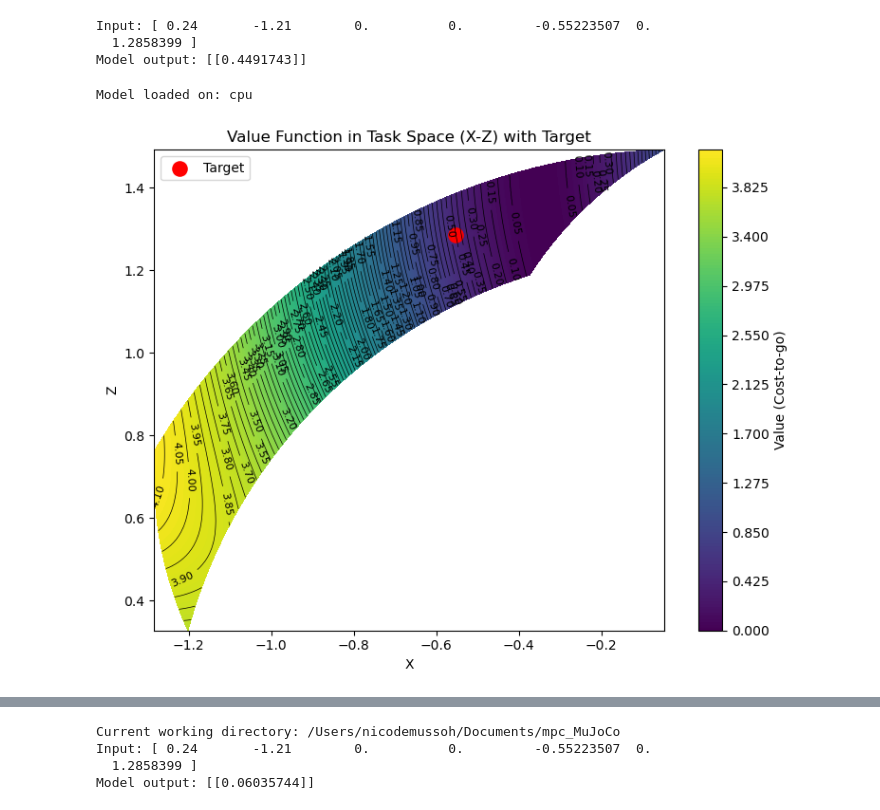
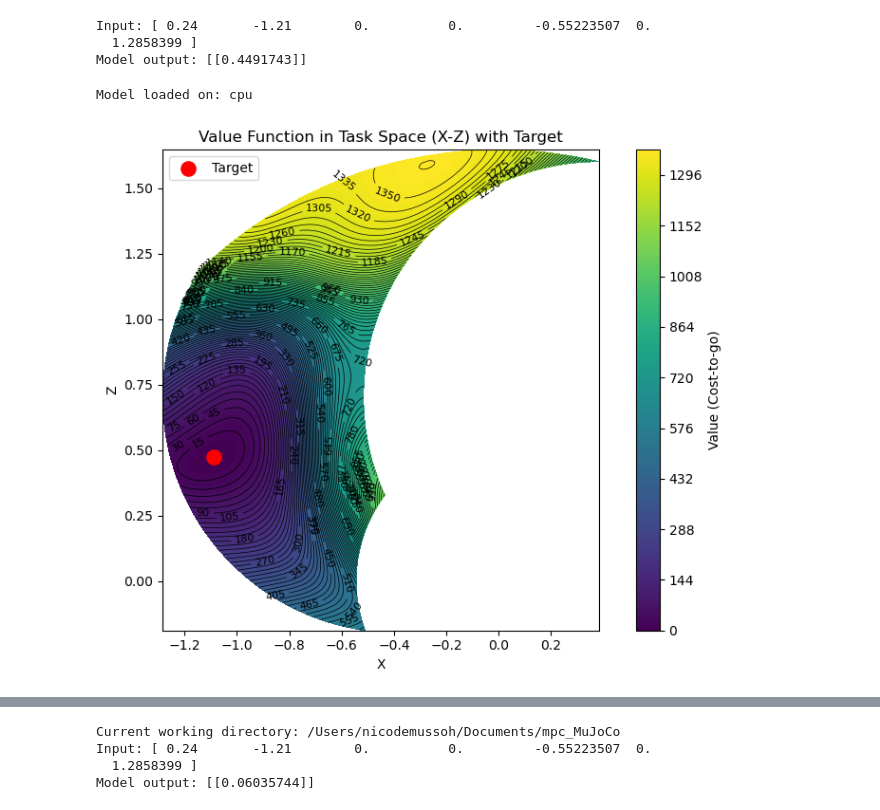
Before and after one commit to Nicosoh/mpc_MuJoCo, a Jupyter notebook: jupyter_notebooks/TwoDofArm_post_processing.ipynb, the cells around one changed output, grey strips where cells are left out. Cells and saved outputs as stored; diff of their text form; code cells hidden in the pictures.

Commit message:
Updated iiwa14 model and tuning.

```diff
--- a/jupyter_notebooks/TwoDofArm_post_processing.ipynb
+++ b/jupyter_notebooks/TwoDofArm_post_processing.ipynb
@@ -337,18 +345,60 @@ import os
 import sys
 
 # ---- 1. Set project root ----
-project_root = "/Users/nicodemussoh/Documents/mpc_MuJoCo"
+project_root = "/home/nsoh/Documents/mpc_MuJoCo"
 os.chdir(project_root)
 if project_root not in sys.path:
     sys.path.append(project_root)
+
+from matplotlib.patches import Circle
+from matplotlib.collections import PatchCollection
+
+def draw_capsule(ax, p1, p2, radius, color='red', alpha=0.4):
+    """
+    Draw a 2D capsule between p1 and p2 with given radius.
+    """
+    p1 = np.array(p1)
+    p2 = np.array(p2)
+
+    # მიმართულება (direction)
+    d = p2 - p1
+    length = np.linalg.norm(d)
+
+    if length == 0:
+        # Degenerate → just a circle
+        circle = Circle(p1, radius, color=color, alpha=alpha)
+        ax.add_patch(circle)
+        return
+
+    d_unit = d / length
+
+    # perpendicular vector
+    perp = np.array([-d_unit[1], d_unit[0]])
+
+    # ოთხი კუთხე rectangle-ისთვის
+    corner1 = p1 + radius * perp
+    corner2 = p1 - radius * perp
+    corner3 = p2 - radius * perp
+    corner4 = p2 + radius * perp
+
+    # rectangle (middle part)
+    polygon = plt.Polygon([corner1, corner2, corner3, corner4],
+                          color=color, alpha=alpha)
+    ax.add_patch(polygon)
+
+    # end circles
+    circle1 = Circle(p1, radius, color=color, alpha=alpha)
+    circle2 = Circle(p2, radius, color=color, alpha=alpha)
+
+    ax.add_patch(circle1)
+    ax.add_patch(circle2)
 
 from neural_network.models import TwoDofArmModel
 
 # ============================================================
 # 1. Load Model
 # ============================================================
-weights_path = "value_iteration/output/2026-02-22_15-19-00_TwoDofArm_VI/loop_60/training/model_epoch_16.pt"
-# weights_path = "value_iteration/output/2026-02-25_21-18-22_TwoDofArm_VI/loop_38/training/model_epoch_15.pt"
+weights_path = "value_iteration/output/2026-04-28_15-10-27_TwoDofArm_VI/loop_1/training/model_epoch_15.pt"
 device = torch.device("cuda" if torch.cuda.is_available() else "cpu")
 
 model = TwoDofArmModel(None)
@@ -361,9 +411,9 @@ print("Model loaded on:", device)
 # 2. Target (from YAML)
 # ============================================================
 yref = np.array([
-    -0.5522350408628973,  # original x
-    0.0,                   # original y
-    1.2858399579259427     # original z
+  -1.0880862442477446,
+  0.0,
+  0.47330858112333174
 ], dtype=np.float32)
 
 # ============================================================
@@ -383,7 +433,7 @@ def forward_kinematics(q1, q2):
 # ============================================================
 grid_size = 100
 q1_vals = np.linspace(-0.5, 0.5, grid_size)
-q2_vals = np.linspace(-1.5, -1.0, grid_size)
+q2_vals = np.linspace(-2.5, -0.5, grid_size)
 Q1, Q2 = np.meshgrid(q1_vals, q2_vals)  # shape (grid_size, grid_size)
 
 # ============================================================
@@ -401,7 +451,7 @@ z_target = yref[2]  # x in YAML → z in FK
 # 7. Build NN input batch
 # Each input: [q1, q2, qdot1, qdot2, x_ref, y_ref, z_ref]
 # ============================================================
-inputs = np.zeros((grid_size, grid_size, 7), dtype=np.float32)
+inputs = np.zeros((grid_size, grid_size, 10), dtype=np.float32)
 inputs[:, :, 0] = Q1           # q1
 inputs[:, :, 1] = Q2           # q2
 inputs[:, :, 2] = 0.0          # qdot1
@@ -409,9 +459,12 @@ inputs[:, :, 3] = 0.0          # qdot2
 inputs[:, :, 4] = x_target     # fixed target x_ref
 inputs[:, :, 5] = 0.0          # y_ref (can remain 0)
 inputs[:, :, 6] = z_target     # fixed target z_ref
+inputs[:, :, 7] = x_grid
+inputs[:, :, 8] = 0.0
+inputs[:, :, 9] = z_grid
 
 # Flatten for batch evaluation
-inputs_flat = inputs.reshape(-1, 7)
+inputs_flat = inputs.reshape(-1, 10)
 inputs_tensor = torch.from_numpy(inputs_flat).to(device)
 
 # ============================================================
@@ -444,31 +497,31 @@ plt.figure(figsize=(8,6))
 
 # Filled contours
 contourf = plt.contourf(x_grid, z_grid, cost_grid,
                         levels=200,
                         cmap='viridis')
 
 # Contour lines (add this)
 contour_lines = plt.contour(x_grid, z_grid, cost_grid,
                             levels=100,      # fewer levels for readable lines
                             colors='black',
                             linewidths=0.5)
 
 plt.colorbar(contourf, label="Value (Cost-to-go)")
 
 # Optional: label contour lines
 plt.clabel(contour_lines, inline=True, fontsize=8)
 
 # Plot target
 plt.scatter(x_target, z_target,
             color='red', s=120, label="Target")
 
 plt.xlabel("X")
 plt.ylabel("Z")
 plt.title("Value Function in Task Space (X-Z) with Target")
 plt.gca().set_aspect('equal', adjustable='box')
 plt.legend()
 plt.tight_layout()
 plt.show()
 # %% [output]
 Model loaded on: cpu
-[figure, old version]
+[figure, new version]
```
Also changed, not shown: parts of 8 cells of this notebook, 6 other files.
